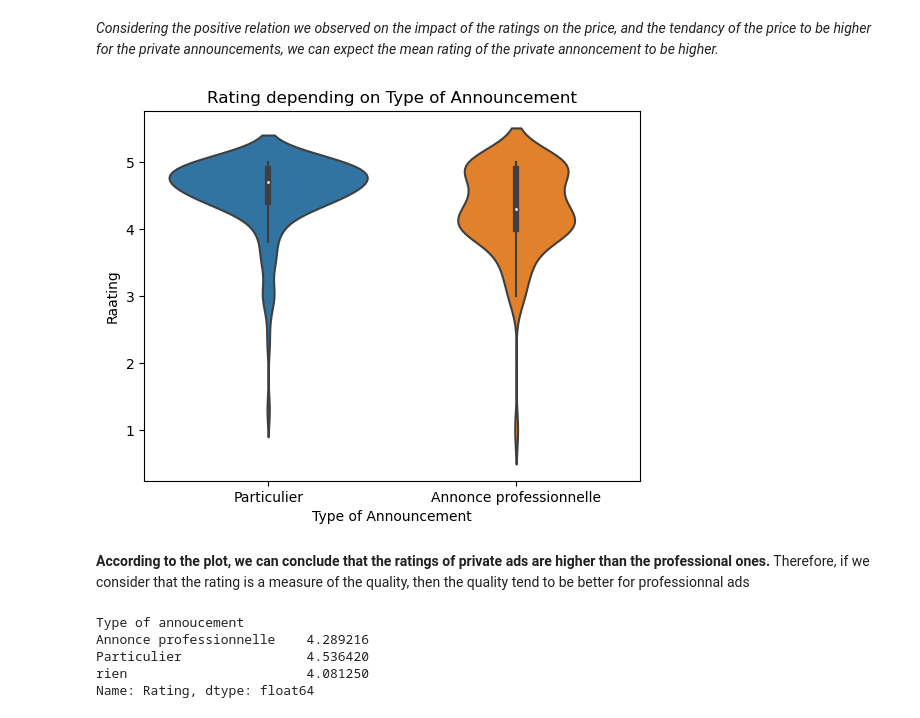
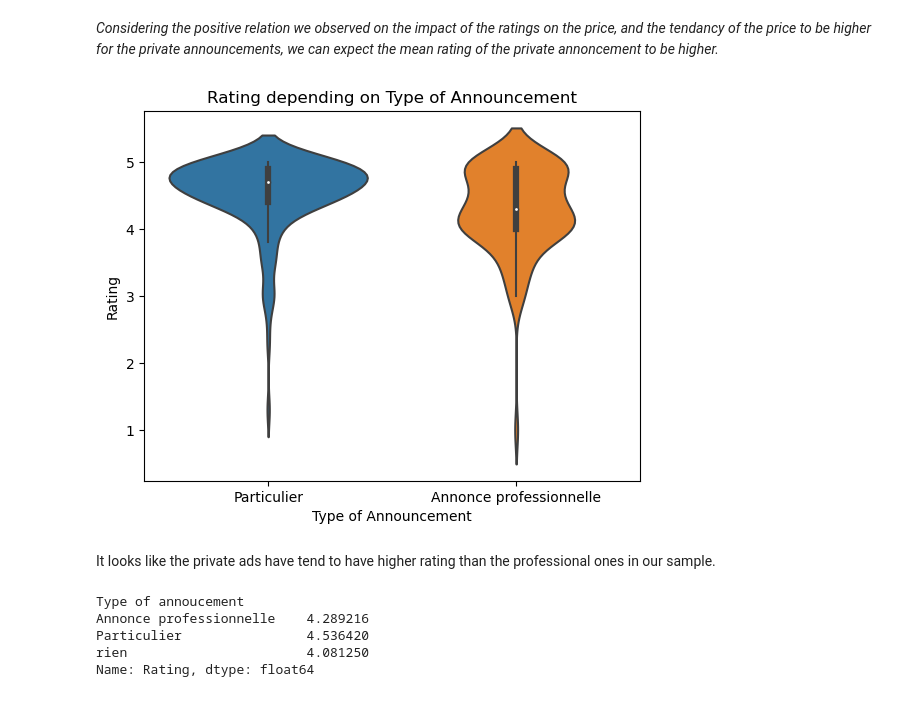
Before and after one commit to paulinecolle/Project-data, a Jupyter notebook: Visualisation.ipynb, the cells around one changed output. Drawn from its saved outputs; the diff is of its cells as text; code cells hidden in the pictures.

Commit message:
final visualisation notebook

```diff
--- a/Visualisation.ipynb
+++ b/Visualisation.ipynb
@@ -263,16 +232,16 @@ Name: Price per Night, dtype: float64
 # %%
 df_clean2 = df_clean[df_clean['Type of annoucement'] != 'rien']
 
 sns.violinplot(x='Type of annoucement', y='Rating', data=df_clean2)
 
 plt.title('Rating depending on Type of Announcement')
 plt.xlabel('Type of Announcement')
-plt.ylabel('Raating')
+plt.ylabel('Rating')
 plt.show()
 # %% [output]
-[figure, old version]
+[figure, new version]
 # %% [markdown]
-**According to the plot, we can conclude that the ratings of private ads are higher than the professional ones.** Therefore, if we consider that the rating is a measure of the quality, then the quality tend to be better for professionnal ads
+It looks like the private ads have tend to have higher rating than the professional ones in our sample.
 # %%
 #df['Rating'] = pd.to_numeric(df['Rating'], errors='coerce')
 
```
Also changed, not shown: parts of 33 cells of this notebook.
